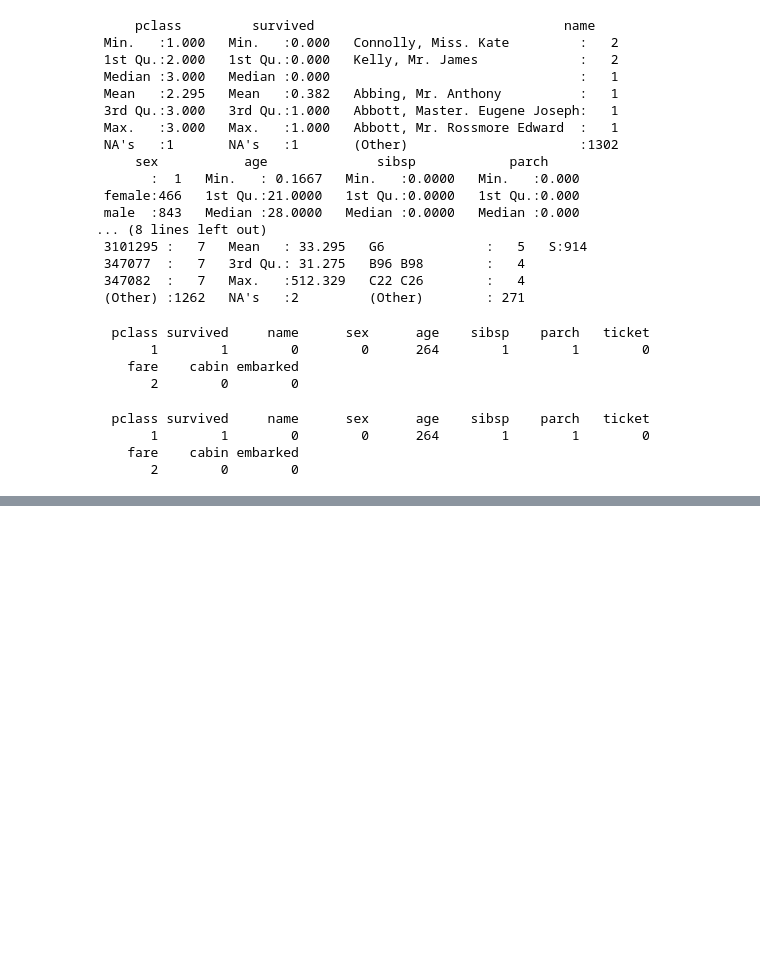
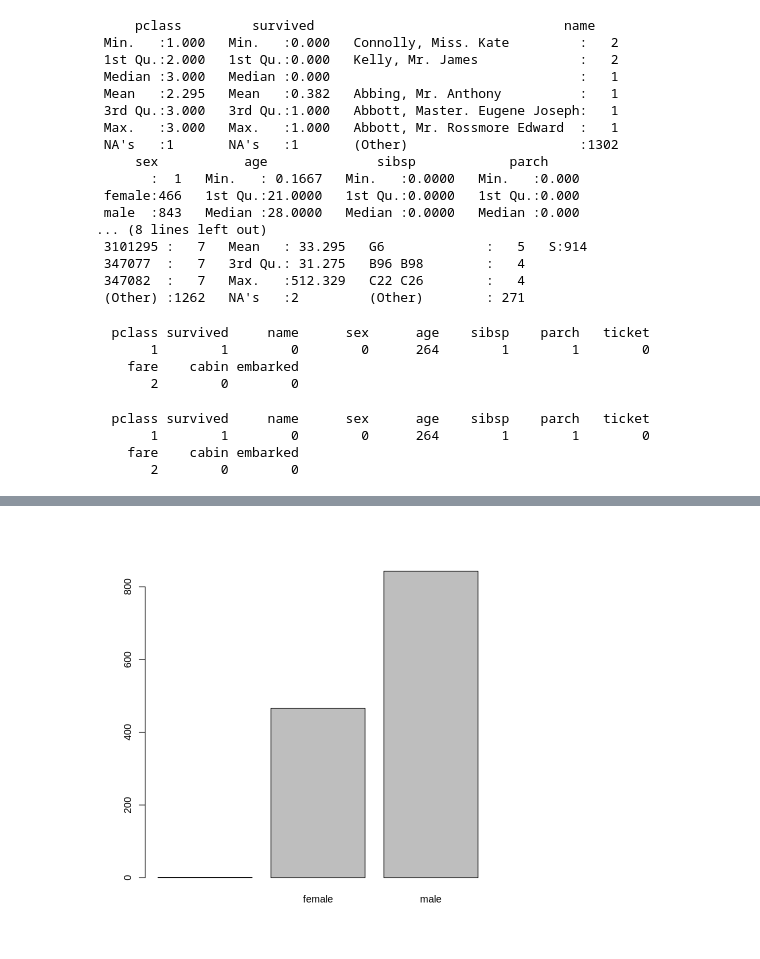
Before and after one commit to Gelassenheit17/R_Statistics, a Jupyter notebook: R수업02_자료형1.ipynb, the cells around one changed output, grey strips where cells are left out. Saved outputs shown, nothing was run; the diff lists cells and outputs as text; code cells hidden in the pictures; blank space fills up the shorter version.

```diff
--- a/R수업02_자료형1.ipynb
+++ b/R수업02_자료형1.ipynb
@@ -331,0 +342,6 @@ colSums(is.na(titanic))
+# %%
+# 타이타닉 승선객 중 성별(sex) 현황 시각화
+frq_sex <- table(titanic$sex)
+barplot(frq_sex)
+# %% [output]
+[figure, added]
```
Also changed, not shown: parts of 10 cells of this notebook.
